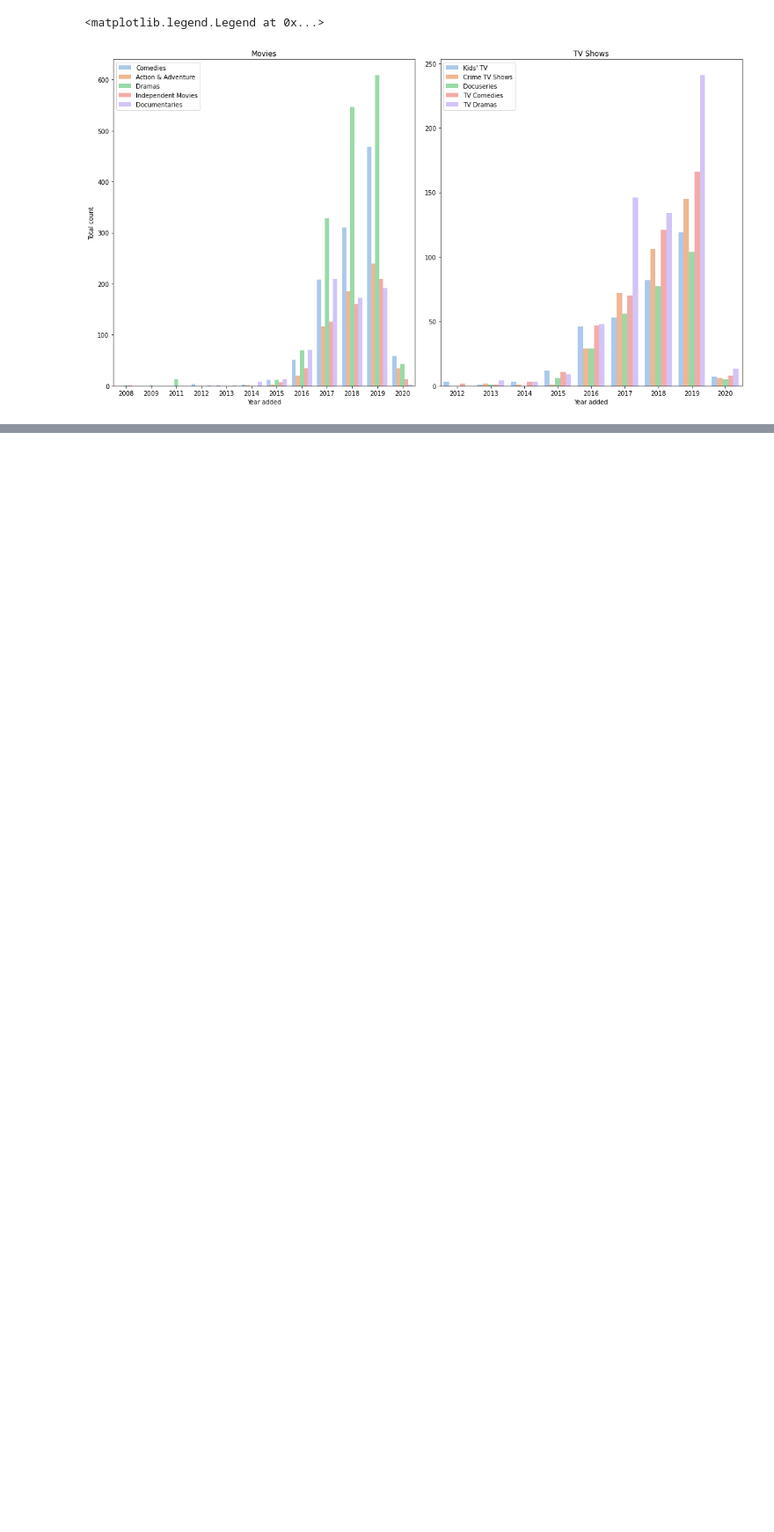
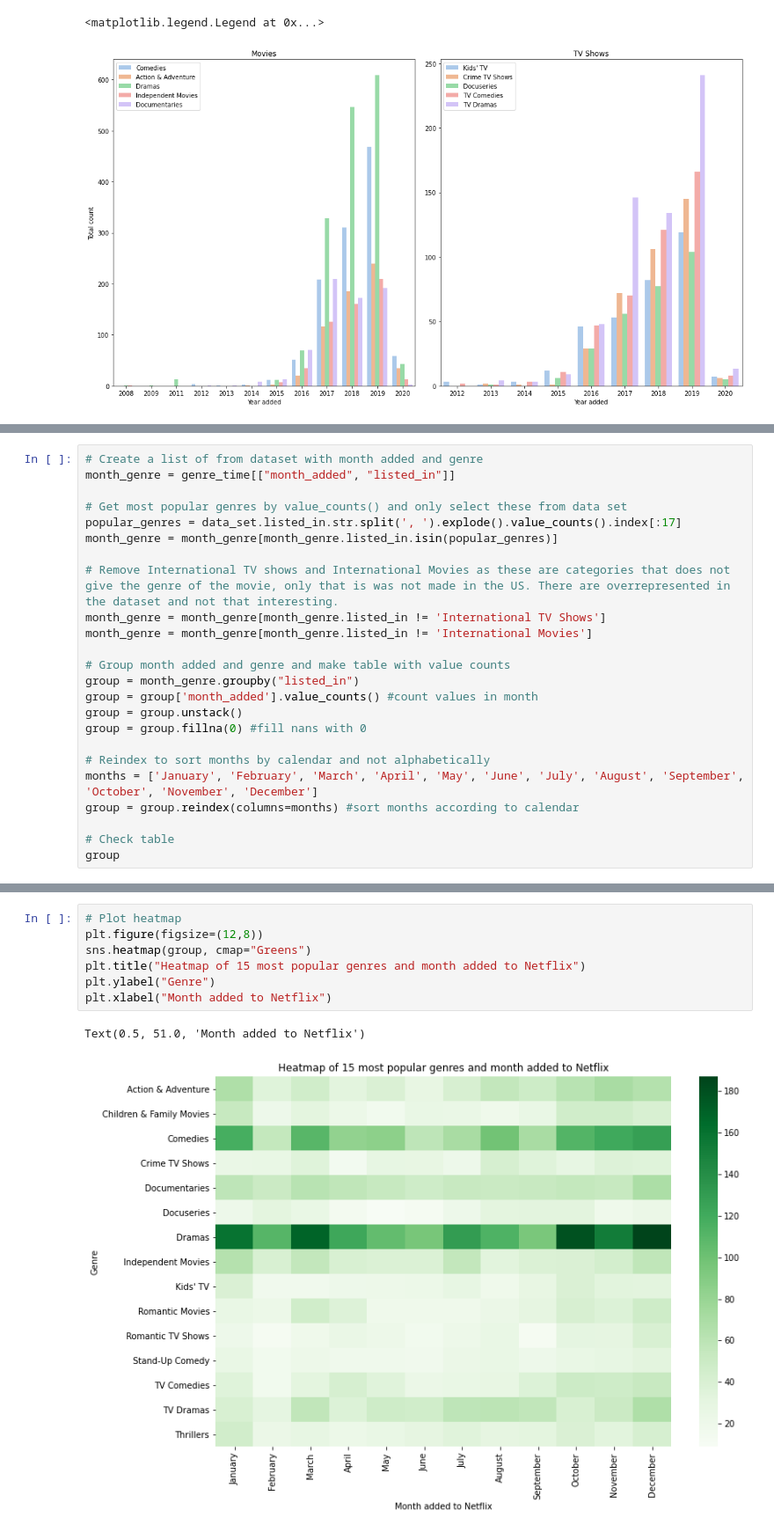
Before and after one commit to aSkailand/dat540-netflix_catalogue, a Jupyter notebook: src/netflix_genre_analysis.ipynb, the cells around one changed output, grey strips where cells are left out. Shown: that part at 88% size. Saved outputs shown, nothing was run; the diff lists cells and outputs as text; blank space fills up the shorter version.

```diff
--- a/src/netflix_genre_analysis.ipynb
+++ b/src/netflix_genre_analysis.ipynb
@@ -120,0 +113,24 @@ sns.heatmap(group)
+# %%
+# Create a list of from dataset with month added and genre
+month_genre = genre_time[["month_added", "listed_in"]]
+
+# Get most popular genres by value_counts() and only select these from data set
+popular_genres = data_set.listed_in.str.split(', ').explode().value_counts().index[:17]
+month_genre = month_genre[month_genre.listed_in.isin(popular_genres)]
+
+# Remove International TV shows and International Movies as these are categories that does not give the genre of the movie, only that is was not made in the US. There are overrepresented in the dataset and not that interesting.
+month_genre = month_genre[month_genre.listed_in != 'International TV Shows']
+month_genre = month_genre[month_genre.listed_in != 'International Movies']
+
+# Group month added and genre and make table with value counts
+group = month_genre.groupby("listed_in")
+group = group['month_added'].value_counts() #count values in month
+group = group.unstack()
+group = group.fillna(0) #fill nans with 0
+
+# Reindex to sort months by calendar and not alphabetically
+months = ['January', 'February', 'March', 'April', 'May', 'June', 'July', 'August', 'September', 'October', 'November', 'December']
+group = group.reindex(columns=months) #sort months according to calendar
+
+# Check table
+group
@@ -121,3 +155,13 @@ sns.heatmap(group)
+# %%
+# Plot heatmap
+plt.figure(figsize=(12,8))
+sns.heatmap(group, cmap="Greens")
+plt.title("Heatmap of 15 most popular genres and month added to Netflix")
+plt.ylabel("Genre")
+plt.xlabel("Month added to Netflix")
+# %% [output]
+Text(0.5, 51.0, 'Month added to Netflix')
+[figure, added]
 # %%
 filter_list_int = ["International TV Shows", "International Movies"]
 top_int = genre_time[genre_time.listed_in.isin(filter_list_int)]
```
Also changed, not shown: parts of 12 cells of this notebook, 1 other file.
